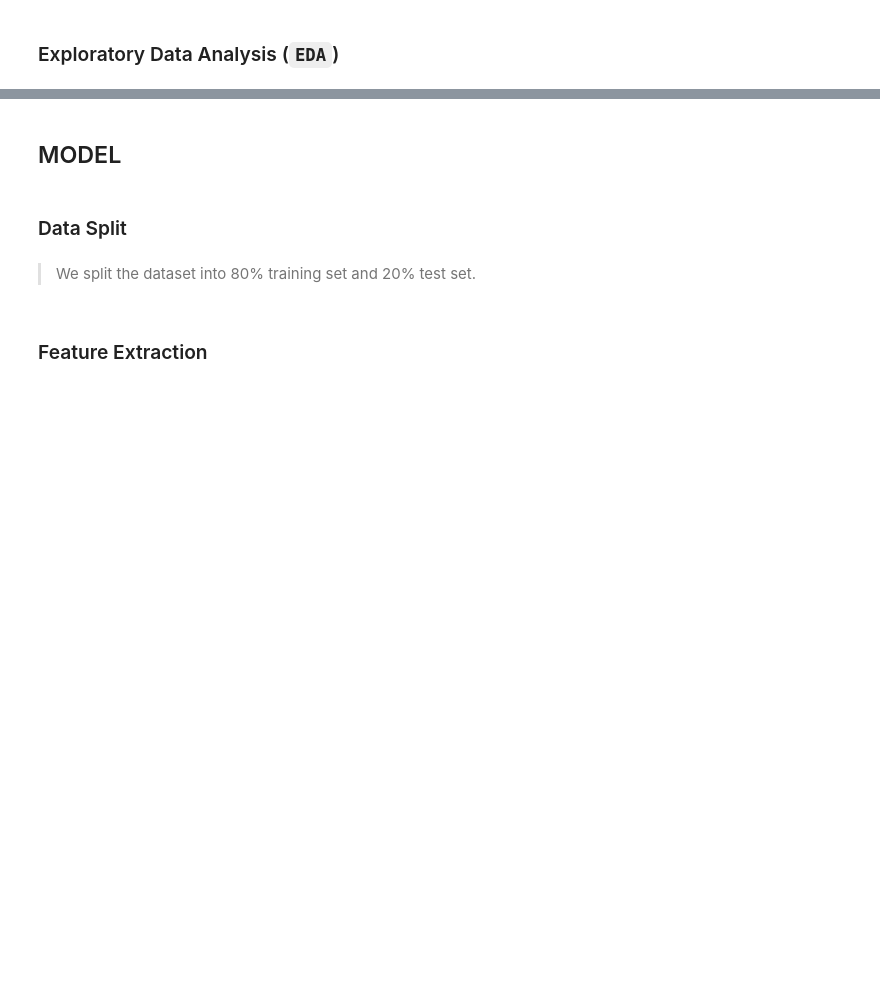
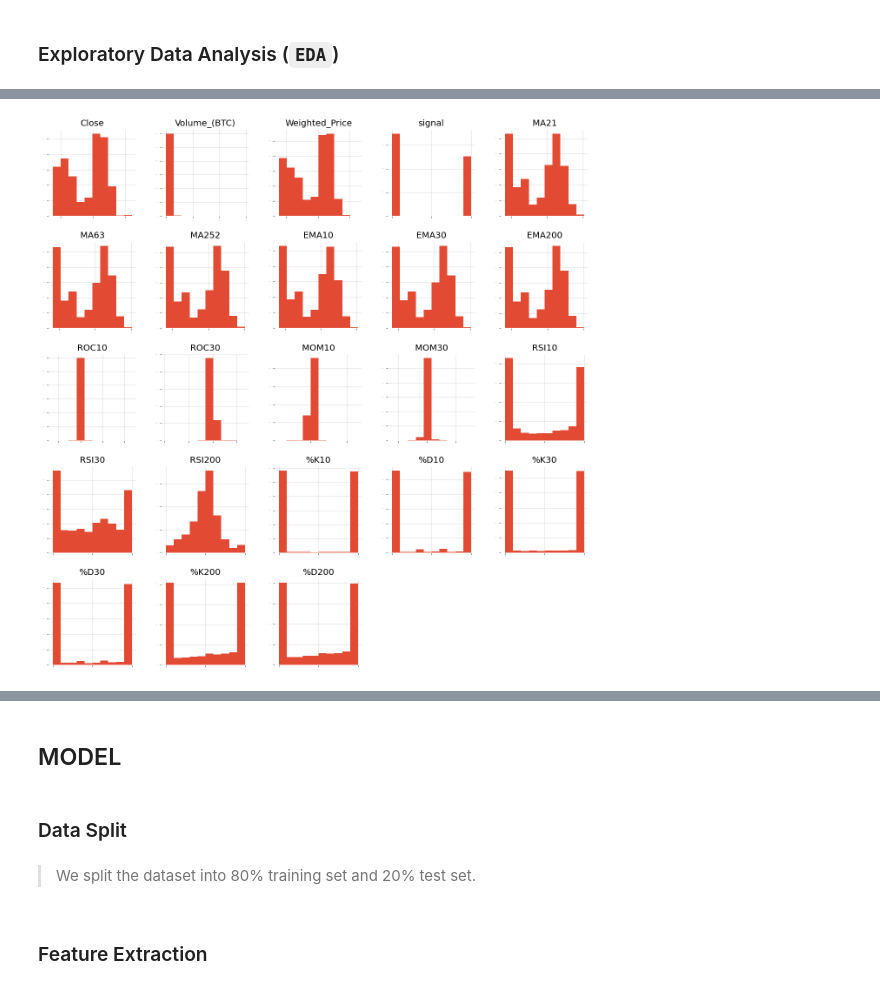
Before and after one commit to changjulian17/qf627, a Jupyter notebook: Lesson 9/QF627_Lesson09_Unsupervised_for_Supervised.ipynb, the cells around one changed output, grey strips where cells are left out. Cells and saved outputs as stored; diff of their text form; code cells hidden in the pictures; blank space fills up the shorter version.

```diff
--- a/Lesson 9/QF627_Lesson09_Unsupervised_for_Supervised.ipynb
+++ b/Lesson 9/QF627_Lesson09_Unsupervised_for_Supervised.ipynb
@@ -333,11 +433,13 @@ dataset
 # %%
-# dataset \
-#     .hist(sharex = False,
-#           sharey = False,
-#           xlabelsize = 1,
-#           ylabelsize = 1,
-#           figsize = (16, 16)
-#           )
+dataset \
+    .hist(sharex = False,
+          sharey = False,
+          xlabelsize = 1,
+          ylabelsize = 1,
+          figsize = (16, 16)
+          )
 
-# plt.show()
+plt.show()
+# %% [output]
+[figure, added]
 # %%
```
Also changed, not shown: parts of 47 cells of this notebook, 6 other files.
